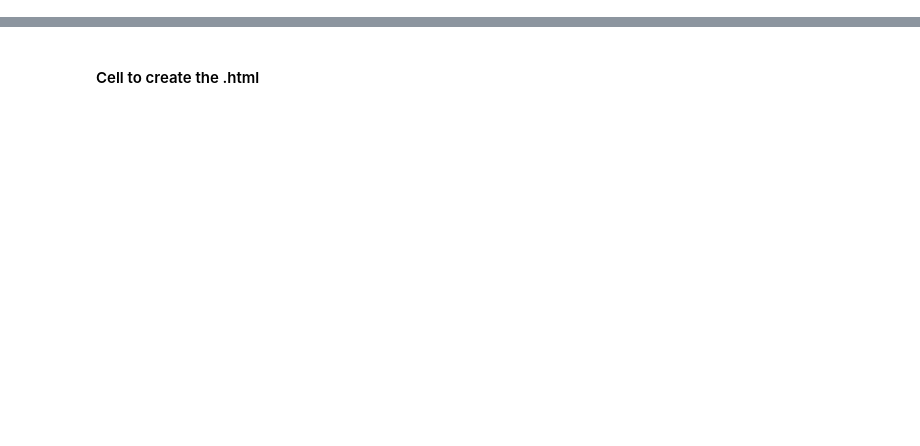
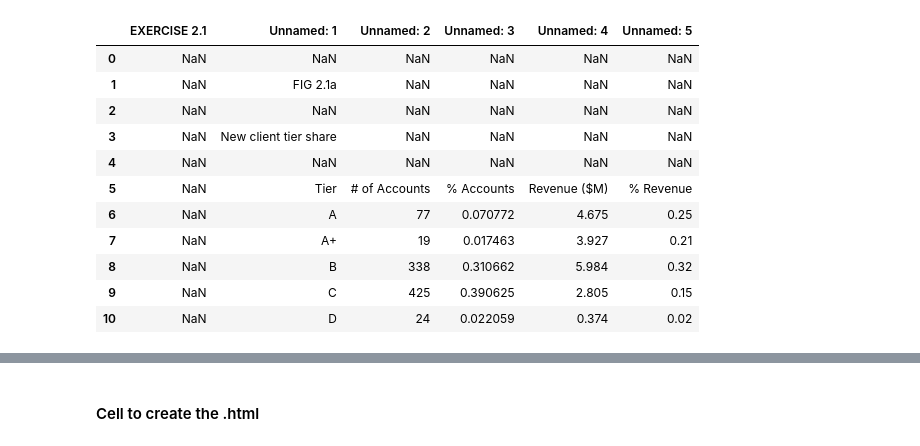
Before and after one commit to maisafraiz/storytelling_with_altair, a Jupyter notebook: index.ipynb, the cells around one changed output, grey strips where cells are left out. Cells and saved outputs as stored; diff of their text form; code cells hidden in the pictures; blank space fills up the shorter version.

```diff
--- a/index.ipynb
+++ b/index.ipynb
@@ -21,0 +87,18 @@ import nbformat
+# %%
+# Example of polluted loading
+
+table = pd.read_excel(r"Data\2.1 EXERCISE.xlsx")
+table
+# %% [output]
+|  | EXERCISE 2.1 | Unnamed: 1 | Unnamed: 2 | Unnamed: 3 | Unnamed: 4 | Unnamed: 5 |
+| 0 | NaN | NaN | NaN | NaN | NaN | NaN |
+| 1 | NaN | FIG 2.1a | NaN | NaN | NaN | NaN |
+| 2 | NaN | NaN | NaN | NaN | NaN | NaN |
+| 3 | NaN | New client tier share | NaN | NaN | NaN | NaN |
+| 4 | NaN | NaN | NaN | NaN | NaN | NaN |
+| 5 | NaN | Tier | # of Accounts | % Accounts | Revenue ($M) | % Revenue |
+| 6 | NaN | A | 77 | 0.070772 | 4.675 | 0.25 |
+| 7 | NaN | A+ | 19 | 0.017463 | 3.927 | 0.21 |
+| 8 | NaN | B | 338 | 0.310662 | 5.984 | 0.32 |
+| 9 | NaN | C | 425 | 0.390625 | 2.805 | 0.15 |
+| 10 | NaN | D | 24 | 0.022059 | 0.374 | 0.02 |
```
Also changed, not shown: parts of 89 cells of this notebook, 20 other files.
